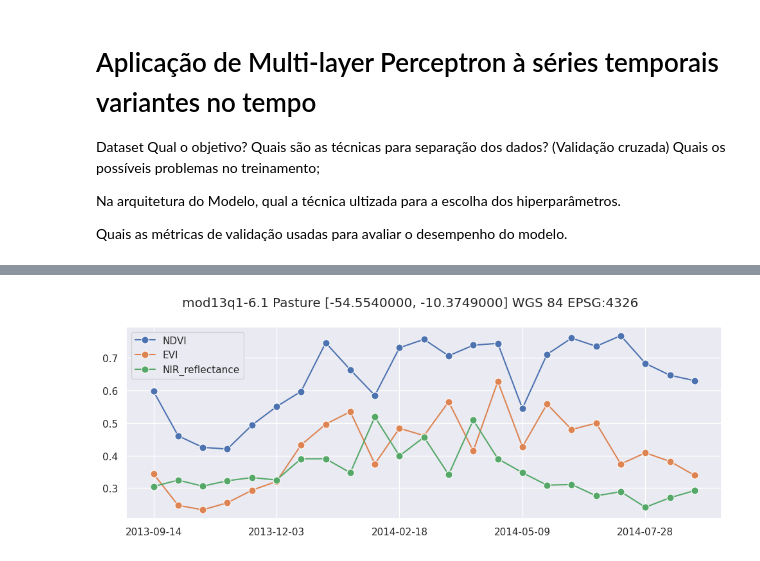
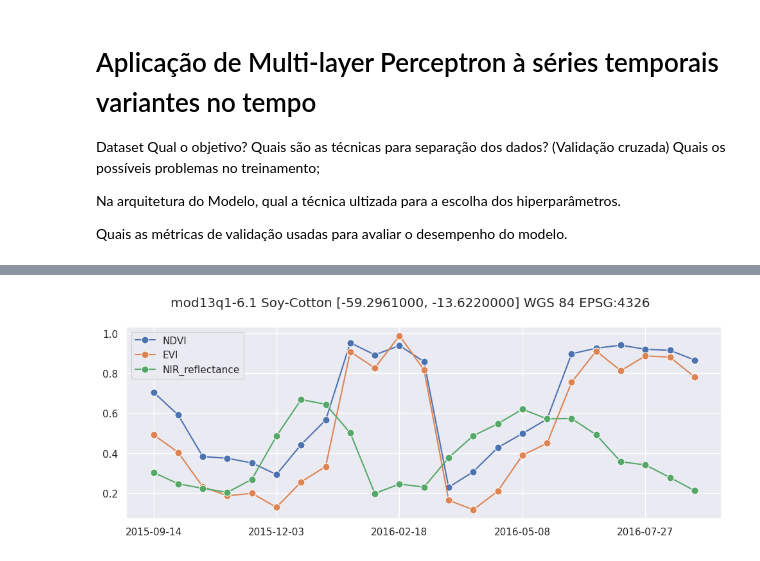
Before and after one commit to AbnerErnaniADSFatec/sbj_grad_neurocomputing_sources, a Jupyter notebook: trabalho_final/trabalho_final.ipynb, the cells around one changed output, grey strips where cells are left out. Drawn from its saved outputs; the diff is of its cells as text; code cells hidden in the pictures.

```diff
--- a/trabalho_final/trabalho_final.ipynb
+++ b/trabalho_final/trabalho_final.ipynb
@@ -26,30 +26,29 @@ from mlp_kfold import FFNeuralNetwork, Layer, Neuron
 
 import requests
 import pystac_client
+from scipy.signal import savgol_filter
+import matplotlib.dates as mdates
 
 def get_ts(sample):
     ts_ = json.loads(sample['time_series'])
     return pd.DataFrame(ts_)
 
-def plot_ts(data_df, selected_line, step=5):
-
+def plot_ts(data_df, selected_line, marker=True, smoothed=False, step=5):
     ts = pd.DataFrame(json.loads(data_df['time_series'][selected_line]))
-
     fig = plt.figure(figsize=(10, 4))
-
+    smoothed_ = ' Smoothed' if smoothed else ''
     fig.suptitle(
-        ("{cube} {label} [{lng:,.7f}, {lat:,.7f}] WGS 84 EPSG:4326 ").format(
+        ("{cube} {label} [{lng:,.4f}, {lat:,.4f}]{smoothed_} WGS 84 EPSG:4326").format(
             cube=data_df['cube'][selected_line],
             label=data_df['label'][selected_line],
             lng=data_df['longitude'][selected_line],
-            lat=data_df['latitude'][selected_line]
+            lat=data_df['latitude'][selected_line],
+            smoothed_=smoothed_
         )
     )
-
     seaborn.set_theme(style="darkgrid")
-
     bands = [band for band in list(ts.keys()) if band != 'Index']
-
+    marker_ = 'o' if marker else None
     for band in bands:
         seaborn.lineplot(
             data=ts,
@@ -57,24 +56,18 @@ def plot_ts(data_df, selected_line, step=5):
             y=band,
             label=band,
             markersize=8,
-            marker='o',
+            marker=marker_,
             linestyle='-'
         )
-
-    # intervalo dos xticks
     ax = plt.gca()
-
     xticks = range(0, len(ts["Index"]), step)
-
     ax.set_xticks(xticks)
     ax.set_xticklabels(
         ts["Index"].iloc[::step]
     )
-
     plt.xlabel(None)
     plt.ylabel(None)
     plt.legend()
-
     plt.tight_layout()
     plt.show()
 
@@ -98,8 +91,8 @@ def get_band_description(band, bands_description):
             break
     return selected
 
-def normalize_ts(sample, line, bands_description):
-    ts_ = pd.DataFrame(json.loads(sample['time_series'][line]))
+def normalize_ts(samples, line, bands_description):
+    ts_ = pd.DataFrame(json.loads(samples['time_series'][line]))
     for column in ts_.columns:
         if column != "Index":
             band_desc = get_band_description(column, bands_description)
@@ -113,7 +106,7 @@ def normalize_(samples, bands_description):
         samples_.loc[row, 'time_series'] = json.dumps(normalize_ts(samples_, row, bands_description).to_dict(orient="list"))
     return samples_
 
-samples_norm = normalize_(samples[:2], bands_description)
+samples_norm = normalize_(samples, bands_description)
 samples_norm
 # %% [output]
 |  | longitude | latitude | label | start_date | end_date | cube | time_series |
@@ -122,4 +125,4 @@ samples_norm
 # %%
-plot_ts(samples_norm, 1)
+plot_ts(samples_norm, random.randint(0, (len(samples_norm) - 1)))
 # %% [output]
-[figure, old version]
+[figure, new version]
```
Also changed, not shown: parts of 10 cells of this notebook.
